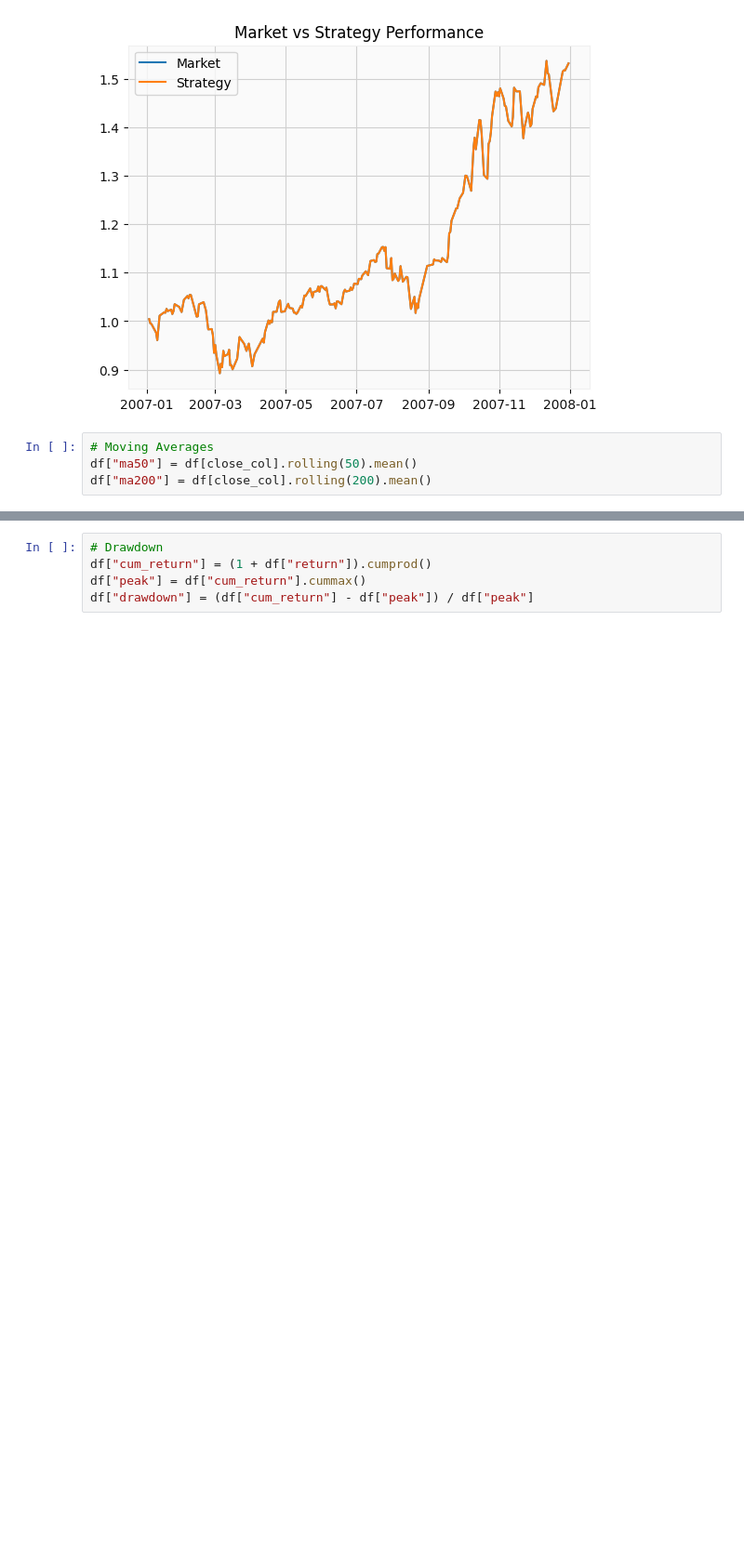
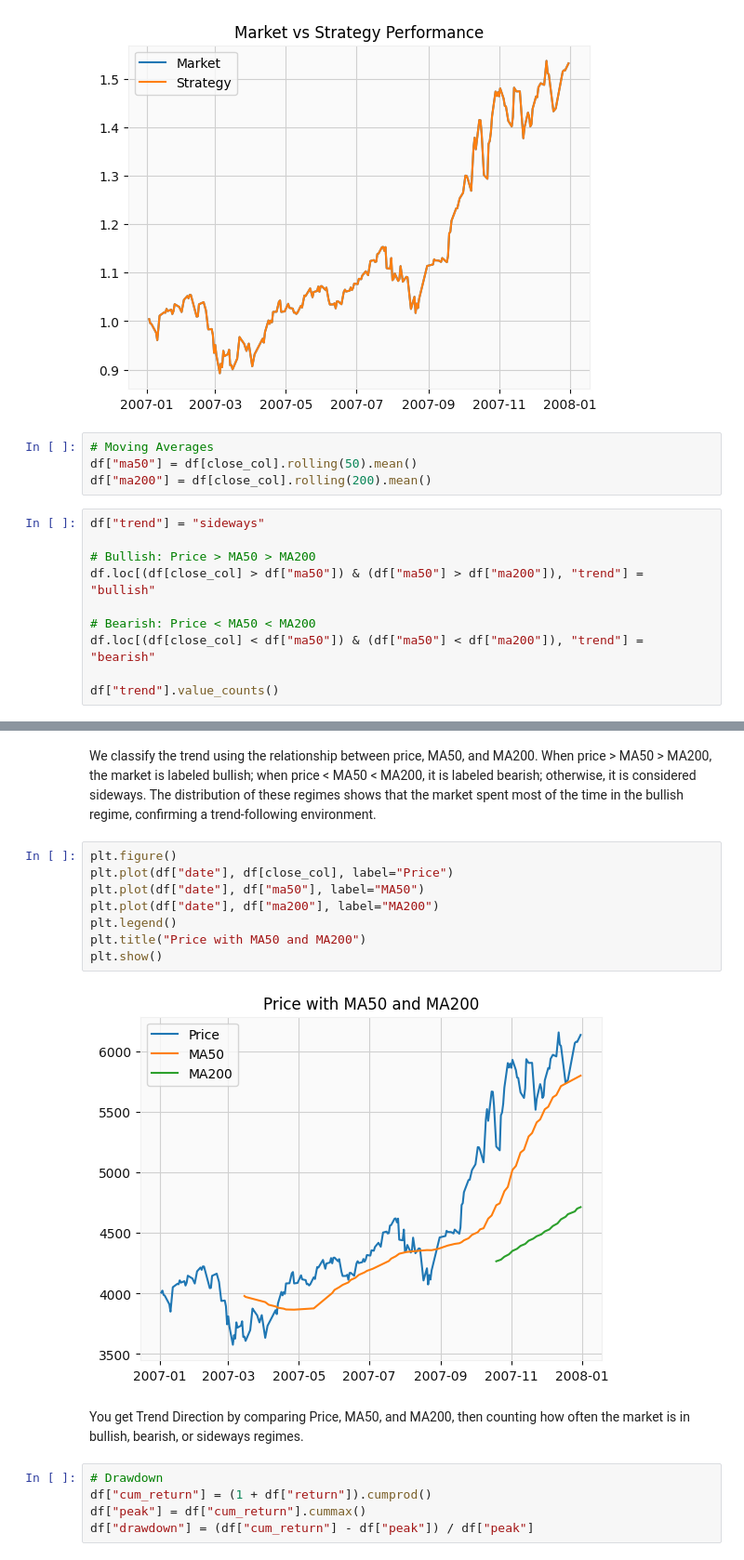
Before and after one commit to Goal48/NIFTY_Data_Analysis, a Jupyter notebook: NIFTY50.ipynb, the cells around one changed output, grey strips where cells are left out. Shown at 93% size. Cells and saved outputs as stored; diff of their text form; blank space fills up the shorter version.

```diff
--- a/NIFTY50.ipynb
+++ b/NIFTY50.ipynb
@@ -114,3 +114,13 @@ plt.show()
 # Moving Averages
 df["ma50"] = df[close_col].rolling(50).mean()
 df["ma200"] = df[close_col].rolling(200).mean()
+# %%
+df["trend"] = "sideways"
+
+# Bullish: Price > MA50 > MA200
+df.loc[(df[close_col] > df["ma50"]) & (df["ma50"] > df["ma200"]), "trend"] = "bullish"
+
+# Bearish: Price < MA50 < MA200
+df.loc[(df[close_col] < df["ma50"]) & (df["ma50"] < df["ma200"]), "trend"] = "bearish"
+
+df["trend"].value_counts()
@@ -117,3 +142,17 @@ df["ma200"] = df[close_col].rolling(200).mean()
+# %% [markdown]
+We classify the trend using the relationship between price, MA50, and MA200. When price > MA50 > MA200, the market is labeled bullish; when price < MA50 < MA200, it is labeled bearish; otherwise, it is considered sideways. The distribution of these regimes shows that the market spent most of the time in the bullish regime, confirming a trend-following environment.
+# %%
+plt.figure()
+plt.plot(df["date"], df[close_col], label="Price")
+plt.plot(df["date"], df["ma50"], label="MA50")
+plt.plot(df["date"], df["ma200"], label="MA200")
+plt.legend()
+plt.title("Price with MA50 and MA200")
+plt.show()
+# %% [output]
+[figure, added]
+# %% [markdown]
+You get Trend Direction by comparing Price, MA50, and MA200, then counting how often the market is in bullish, bearish, or sideways regimes.
 # %%
 # Drawdown
 df["cum_return"] = (1 + df["return"]).cumprod()
```
Also changed, not shown: parts of 2 cells of this notebook.
